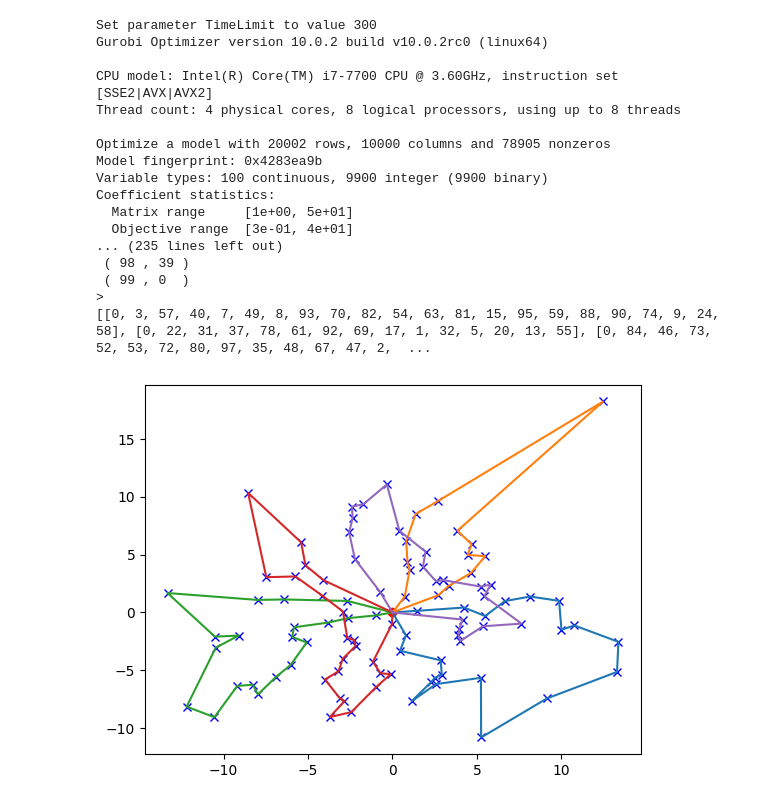
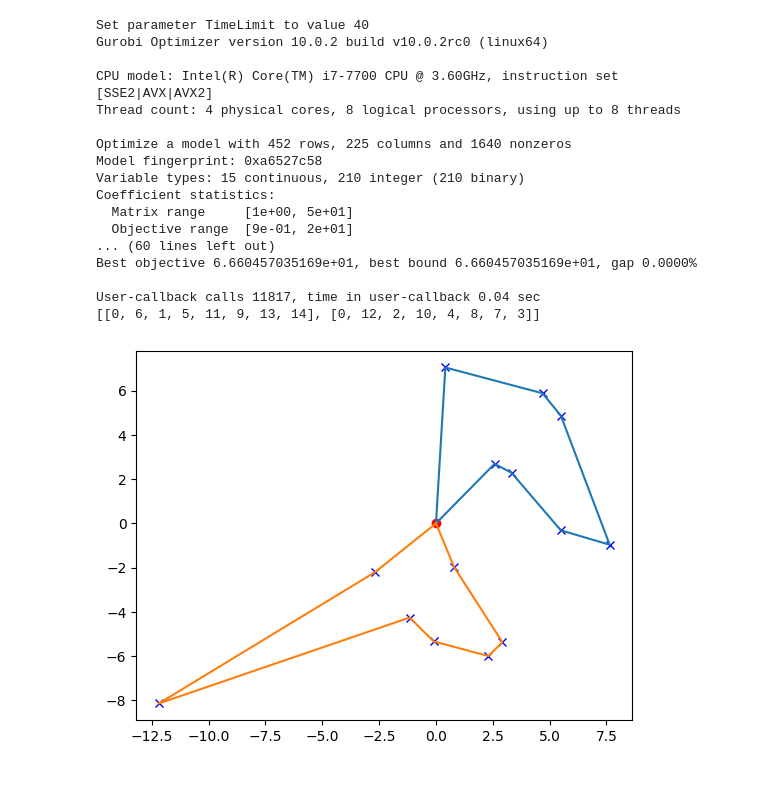
Before and after one commit to jwhtkr/explore-evrp, a Jupyter notebook: evrp.ipynb, the cells around one changed output. Saved outputs shown, nothing was run; the diff lists cells and outputs as text; code cells hidden in the pictures.

```diff
--- a/evrp.ipynb
+++ b/evrp.ipynb
@@ -3,24 +3,26 @@ import numpy as np
 import itertools
 import matplotlib.pyplot as plt
 from matplotlib import patches
+import pprint
 
 seed = 42
 rng = np.random.default_rng(seed)
-N = 50
+N = 15
 MAX_RANGE = 50
+TIME_LIMIT = 40
 nodes = list(range(N))
-print(nodes)
+pprint.pprint(nodes)
 node_locs = rng.normal(scale=MAX_RANGE / 2 / 4, size=(N, 2))
 node_locs[0, :] = 0  # The first node is the depot node (at 0,0)
 
-print(node_locs)
+pprint.pprint(node_locs)
 edges = list(edge for edge in itertools.product(nodes, nodes) if edge[0] != edge[1])
-print(edges)
+pprint.pprint(edges)
 distances = [
     np.linalg.norm(node_locs[pt1, :] - node_locs[pt2, :]) for pt1, pt2 in edges
 ]
 distances_dict = {edge: distance for edge, distance in zip(edges, distances)}
-print(distances)
+pprint.pprint(distances)
 
 plt.gca().add_patch(patches.Circle((0,0), radius=MAX_RANGE / 2, zorder=-10, alpha=0.3))
 plt.plot(node_locs[0, 0], node_locs[0, 1], "or")
@@ -181,7 +183,7 @@ def improve_solution(subtour_graph, x, nodes, distances):
 
 # model.Params.LazyConstraints = 1
 # model.Params.OutputFlag = 0
-model.Params.TimeLimit = 300
+model.Params.TimeLimit = TIME_LIMIT
 model.optimize(
     lambda model, where: heuristic_solution_cb(
         model, where, x=x, nodes=nodes, distances=distances_dict
@@ -190,7 +192,7 @@ model.optimize(
 
 vals = model.getAttr("x", x)
 selected = gp.tuplelist((i, j) for i, j in vals.keys() if vals[i, j] > 0.5)
-print(selected)
+# print(selected)
 tours = extract_subtours(selected)
 print(tours)
 plt.plot(node_locs[0, 0], node_locs[0, 1], "or")
@@ -330,46 +332,46 @@ def improve_solution(subtours, x, nodes, distances):
 
 
 # model.Params.LazyConstraints = 1
 # model.Params.OutputFlag = 0
-model.Params.TimeLimit = 300
+model.Params.TimeLimit = TIME_LIMIT
 model.optimize(
     lambda model, where: heuristic_solution_cb(
         model, where, x=x, nodes=nodes, distances=distances_dict
     )
 )
 
 vals = model.getAttr("x", x)
 selected = gp.tuplelist((i, j) for i, j in vals.keys() if vals[i, j] > 0.5)
-print(selected)
+# print(selected)
 tours = extract_subtours(selected)
 print(tours)
 plt.plot(node_locs[0, 0], node_locs[0, 1], "or")
 plt.plot(node_locs[1:, 0], node_locs[1:, 1], "xb")
 for tour in tours:
     pts = np.zeros((len(tour) + 1, 2))
     for idx, node in enumerate(tour):
         pts[idx] = node_locs[node]
     pts[-1] = node_locs[0]
     plt.plot(pts[:, 0], pts[:, 1])
 # %% [output]
-Set parameter TimeLimit to value 300
+Set parameter TimeLimit to value 40
 Gurobi Optimizer version 10.0.2 build v10.0.2rc0 (linux64)
 
 CPU model: Intel(R) Core(TM) i7-7700 CPU @ 3.60GHz, instruction set [SSE2|AVX|AVX2]
 Thread count: 4 physical cores, 8 logical processors, using up to 8 threads
 
-Optimize a model with 20002 rows, 10000 columns and 78905 nonzeros
-Model fingerprint: 0x4283ea9b
-Variable types: 100 continuous, 9900 integer (9900 binary)
+Optimize a model with 452 rows, 225 columns and 1640 nonzeros
+Model fingerprint: 0xa6527c58
+Variable types: 15 continuous, 210 integer (210 binary)
 Coefficient statistics:
   Matrix range     [1e+00, 5e+01]
-  Objective range  [3e-01, 4e+01]
-... (235 lines left out)
- ( 98 , 39 )
- ( 99 , 0  )
->
-[[0, 3, 57, 40, 7, 49, 8, 93, 70, 82, 54, 63, 81, 15, 95, 59, 88, 90, 74, 9, 24, 58], [0, 22, 31, 37, 78, 61, 92, 69, 17, 1, 32, 5, 20, 13, 55], [0, 84, 46, 73, 52, 53, 72, 80, 97, 35, 48, 67, 47, 2,  ...
+  Objective range  [9e-01, 2e+01]
+... (60 lines left out)
+Best objective 6.660457035169e+01, best bound 6.660457035169e+01, gap 0.0000%
+
+User-callback calls 11817, time in user-callback 0.04 sec
+[[0, 6, 1, 5, 11, 9, 13, 14], [0, 12, 2, 10, 4, 8, 7, 3]]
-[figure, old version]
+[figure, new version]
 # %%
 import vrpy
 
```
Also changed, not shown: parts of 11 cells of this notebook, 3 other files.
